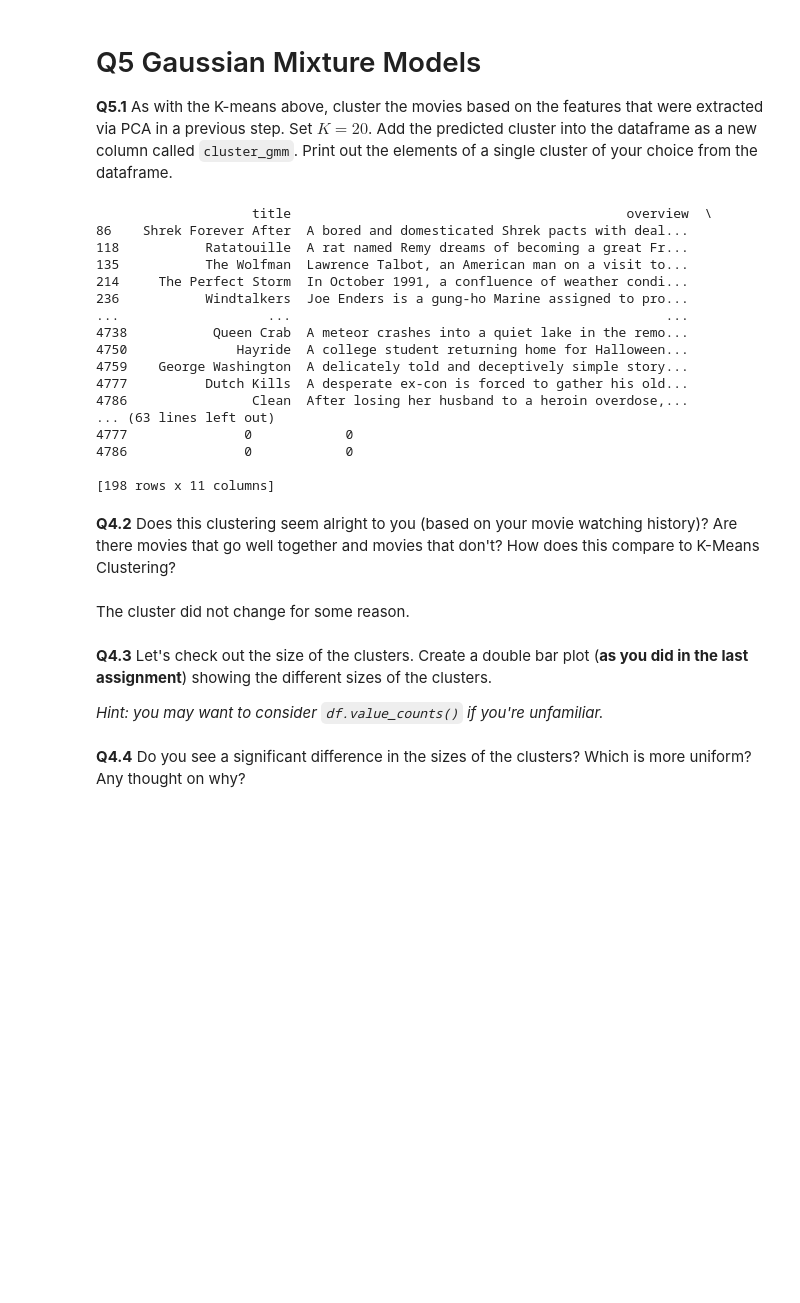
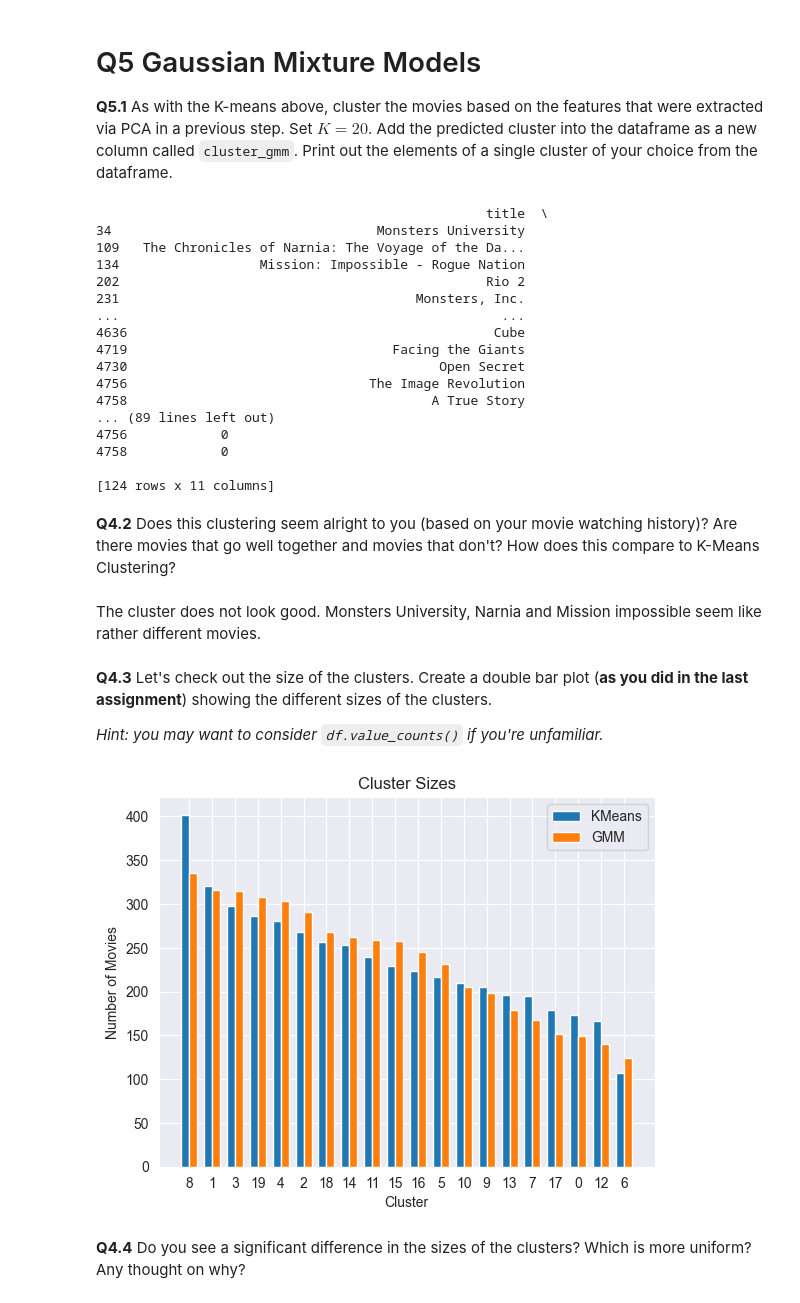
Before and after one commit to Marijnop/Assignments, a Jupyter notebook: Assignment 3 - Empty (1).ipynb, the cells around one changed output. Cells and saved outputs as stored; diff of their text form; code cells hidden in the pictures; blank space fills up the shorter version.

```diff
--- a/Assignment 3 - Empty (1).ipynb
+++ b/Assignment 3 - Empty (1).ipynb
@@ -479,10 +484,10 @@ plt.show()
 
 **Q5.1** As with the K-means above, cluster the movies based on the features that were extracted via PCA in a previous step. Set $K=20$. Add the predicted cluster into the dataframe as a new column called `cluster_gmm`. Print out the elements of a single cluster of your choice from the dataframe.
 # %%
-means = KMeans(n_clusters=20, random_state=42)
+means = KMeans(n_clusters=20)
 
 # Fit the KMeans model
-overview_pca_2d = np.array(df['overview_pca'].tolist()).reshape(-1, 1)
+overview_pca_2d = df['overview_pca'].tolist()
 kmeans.fit(overview_pca_2d)
 
 # Get cluster predictions
@@ -495,27 +500,27 @@ df["cluster_gmm"] = y_preds
 cluster_0 = df[df["cluster_gmm"] == 0]
 print(cluster_0)
 # %% [output]
-                    title                                           overview  \
-86    Shrek Forever After  A bored and domesticated Shrek pacts with deal...
-118           Ratatouille  A rat named Remy dreams of becoming a great Fr...
-135           The Wolfman  Lawrence Talbot, an American man on a visit to...
-214     The Perfect Storm  In October 1991, a confluence of weather condi...
-236           Windtalkers  Joe Enders is a gung-ho Marine assigned to pro...
-...                   ...                                                ...
-4738           Queen Crab  A meteor crashes into a quiet lake in the remo...
-4750              Hayride  A college student returning home for Halloween...
-4759    George Washington  A delicately told and deceptively simple story...
-4777          Dutch Kills  A desperate ex-con is forced to gather his old...
-4786                Clean  After losing her husband to a heroin overdose,...
-... (63 lines left out)
-4777               0            0
-4786               0            0
+                                                  title  \
+34                                  Monsters University
+109   The Chronicles of Narnia: The Voyage of the Da...
+134                  Mission: Impossible - Rogue Nation
+202                                               Rio 2
+231                                      Monsters, Inc.
+...                                                 ...
+4636                                               Cube
+4719                                  Facing the Giants
+4730                                        Open Secret
+4756                               The Image Revolution
+4758                                       A True Story
+... (89 lines left out)
+4756            0
+4758            0
 
-[198 rows x 11 columns]
+[124 rows x 11 columns]
 # %% [markdown]
 **Q4.2** Does this clustering seem alright to you (based on your movie watching history)? Are there movies that go well together and movies that don't? How does this compare to K-Means Clustering?
 # %% [markdown]
-The cluster did not change for some reason.
+The cluster does not look good. Monsters University, Narnia and Mission impossible seem like rather different movies.
 # %% [markdown]
 **Q4.3** Let's check out the size of the clusters. Create a double bar plot (**as you did in the last assignment**) showing the different sizes of the clusters.
 
@@ -523,7 +528,27 @@ The cluster did not change for some reason.
 # %%
 # Create an array for the x-axis positions
 # Plotting the bars
 # Add labels, title, and legend
+cluster_counts = df['cluster_kmeans'].value_counts()
+cluster_counts_gmm = df['cluster_gmm'].value_counts()
+x = np.arange(len(cluster_counts))
+fig, ax = plt.subplots()
+width = 0.35
+
+bars1 = ax.bar(x - width/2, cluster_counts.values, width, label='KMeans')
+bars2 = ax.bar(x + width/2, cluster_counts_gmm.values, width, label='GMM')
+
+# Add labels, title, and legend
+ax.set_xlabel('Cluster')
+ax.set_ylabel('Number of Movies')
+ax.set_title('Cluster Sizes')
+ax.set_xticks(x)
+ax.set_xticklabels(cluster_counts.index)
+ax.legend()
+
+plt.show()
+# %% [output]
+[figure, added]
 # %% [markdown]
 **Q4.4** Do you see a significant difference in the sizes of the clusters? Which is more uniform? Any thought on why?
 # %% [markdown]
```
Also changed, not shown: parts of 18 cells of this notebook.
